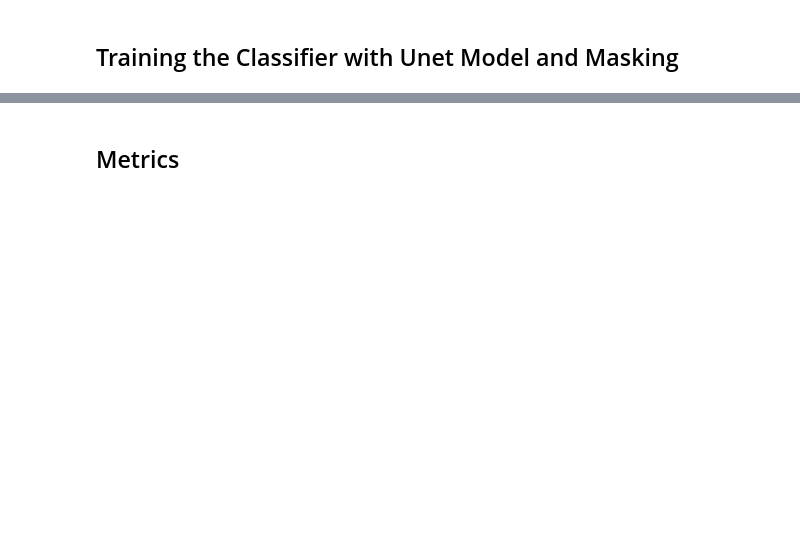
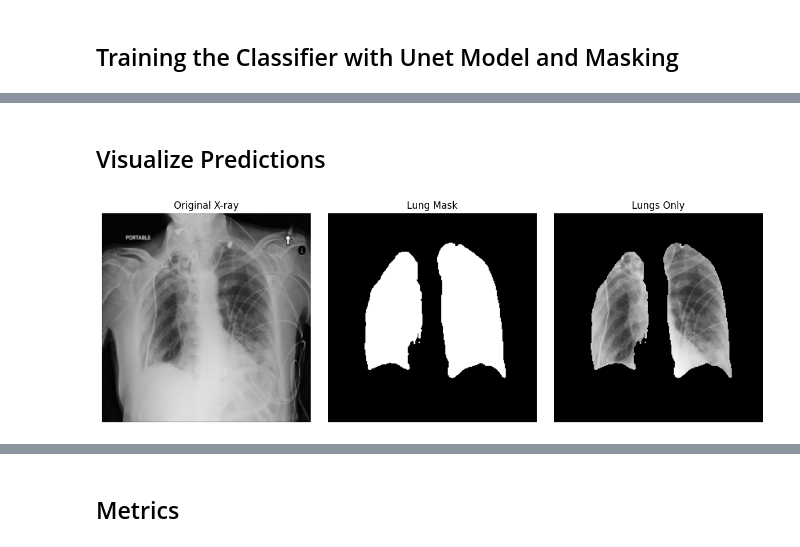
Before and after one commit to derivativeofand/DataQuest2026, a Jupyter notebook: dataquest-segmentation-model.ipynb, the cells around one changed output, grey strips where cells are left out. Drawn from its saved outputs; the diff is of its cells as text; code cells hidden in the pictures; blank space fills up the shorter version.

```diff
--- a/dataquest-segmentation-model.ipynb
+++ b/dataquest-segmentation-model.ipynb
@@ -367,6 +547,7 @@ for i in range(min(3, len(images))):
 # %% [markdown]
 ## Build Dataset for Classification
 # %%
+import torch
 from torchvision import datasets, transforms
 from torch.utils.data import DataLoader, random_split
 
@@ -379,12 +560,13 @@ transform = transforms.Compose([
 ])
 
 full_dataset = datasets.ImageFolder(root=data_dir, transform=transform)
-# print("Classes:", full_dataset.classes)
-# print("Total samples:", len(full_dataset))
-
 train_size = int(0.8 * len(full_dataset))
 val_size = len(full_dataset) - train_size
-train_dataset, val_dataset = random_split(full_dataset, [train_size, val_size])
+train_dataset, val_dataset = random_split(
+    full_dataset,
+    [train_size, val_size],
+    generator=torch.Generator().manual_seed(42)
+)
 
 train_loader = DataLoader(train_dataset, batch_size=16, shuffle=True, num_workers=2)
 val_loader = DataLoader(val_dataset, batch_size=16, shuffle=False, num_workers=2)
@@ -497,0 +727,29 @@ for epoch in range(15):
+# %% [markdown]
+## Visualize Predictions
+# %%
+image, _ = val_dataset[0]
+image = image.unsqueeze(0).to(device)
+
+with torch.no_grad():
+    mask = (torch.sigmoid(seg_model(image)) > 0.5).float()
+
+masked_image = image * mask
+
+fig, axes = plt.subplots(1, 3, figsize=(12, 4))
+
+axes[0].imshow(image.squeeze().cpu(), cmap="gray")
+axes[0].set_title("Original X-ray")
+axes[0].axis("off")
+
+axes[1].imshow(mask.squeeze().cpu(), cmap="gray")
+axes[1].set_title("Lung Mask")
+axes[1].axis("off")
+
+axes[2].imshow(masked_image.squeeze().cpu(), cmap="gray")
+axes[2].set_title("Lungs Only")
+axes[2].axis("off")
+
+plt.tight_layout()
+plt.show()
+# %% [output]
+[figure, added]
```
Also changed, not shown: parts of 20 cells of this notebook.
